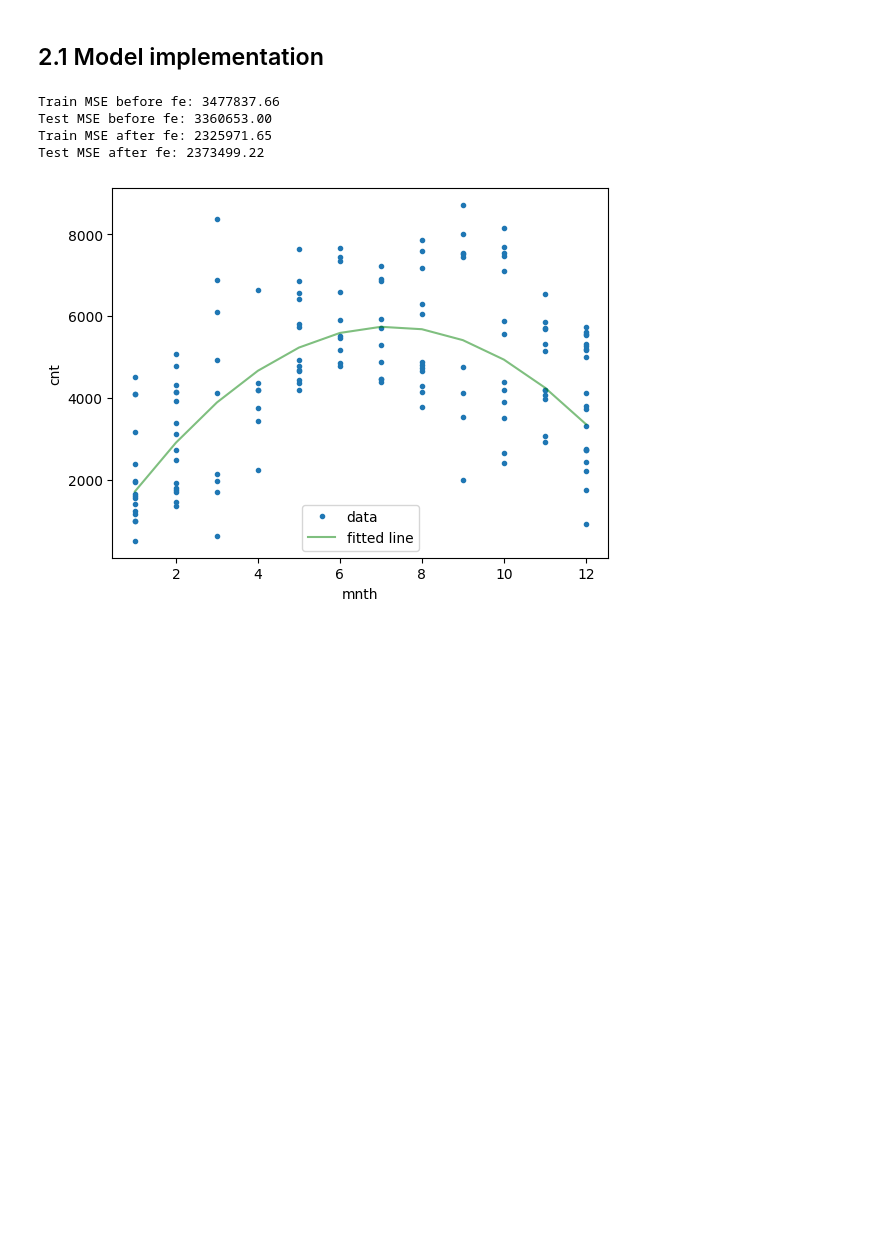
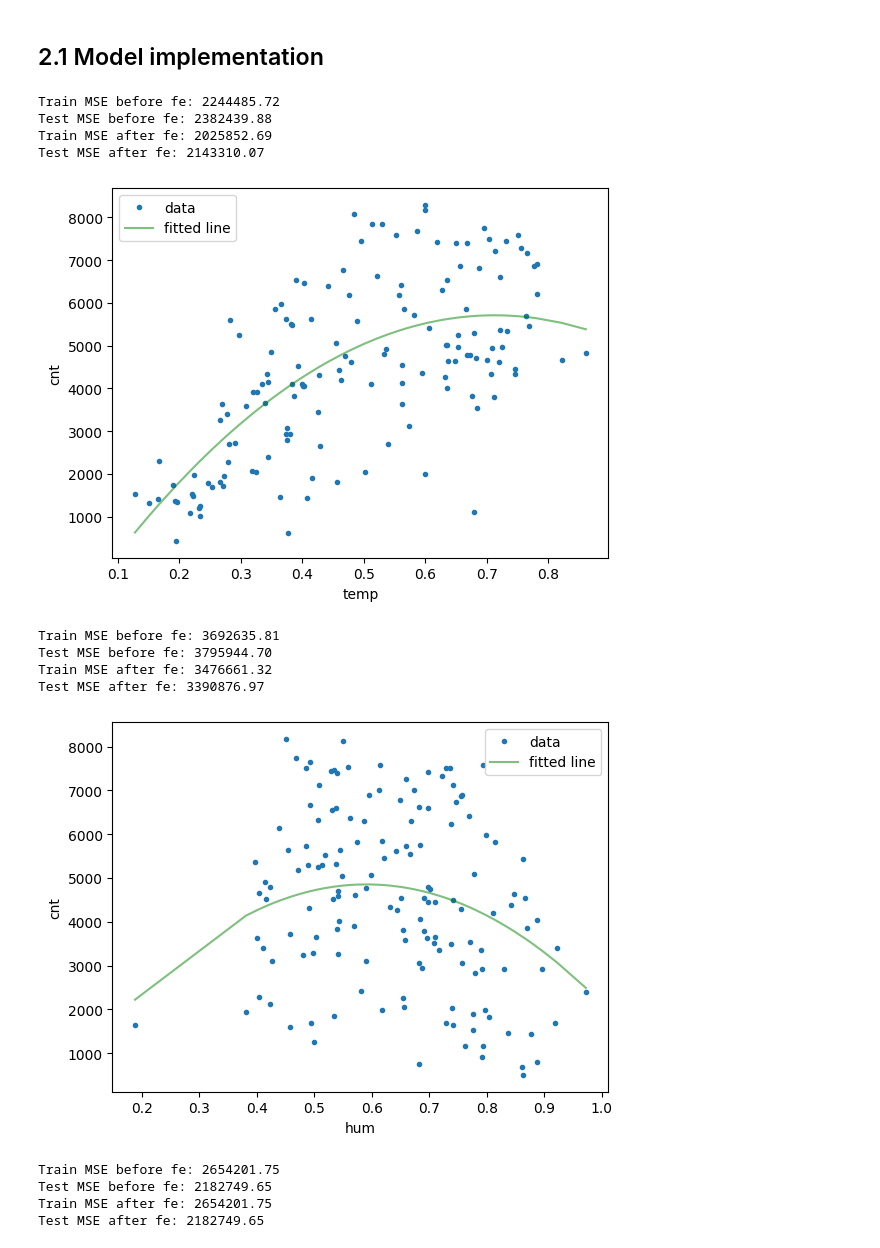
Before and after one commit to Daesere/551Assignments, a Jupyter notebook: 551A1.ipynb, the cells around one changed output. Cells and saved outputs as stored; diff of their text form; code cells hidden in the pictures; blank space fills up the shorter version.

Commit message:
Added one-hot encoding to categorical features Improved visualizations and plots Removed hour.csv Added more fit plots

```diff
--- a/551A1.ipynb
+++ b/551A1.ipynb
@@ -80,3 +71,8 @@ print(day_df)
 730  0.215833  0.223487  0.577500   0.154846  2729
 
 [731 rows x 13 columns]
+# %%
+# Encode categorical features as one-hot
+day_df_cg = day_df.copy(deep=True) # Save copy for plots
+day_df = pd.get_dummies(data=day_df, columns=['season', 'yr', 'mnth', 'weekday', 'weathersit'])
+print(day_df)
@@ -182,36 +193,47 @@ def graph(df, x_labels, y_labels, poly=False, interaction=False, log=False):
 
   model = LinearRegression()
 
   model.fit(x_train, y_train)
   yh_train = model.predict(x_train)
   yh_test = model.predict(x_test)
   print(f"Train MSE before fe: {model.MSE(y_train, yh_train):.2f}")
   print(f"Test MSE before fe: {model.MSE(y_test, yh_test):.2f}")
 
   model.fit(x_train_eng, y_train)
   yh_train = model.predict(x_train_eng)
   yh_test = model.predict(x_test_eng)
   print(f"Train MSE after fe: {model.MSE(y_train, yh_train):.2f}")
   print(f"Test MSE after fe: {model.MSE(y_test, yh_test):.2f}")
 
   if x.shape[1] == 1:  # Single feature
     sort_idx = np.argsort(x_test[:, 0])
     x_test_sorted = x_test[sort_idx]
     y_test_sorted = y_test[sort_idx]
     yh_test_sorted = yh_test[sort_idx]
 
     plt.plot(x_test_sorted, y_test_sorted, '.', label='data')
     plt.plot(x_test_sorted, yh_test_sorted, 'g-', alpha=.5, label='fitted line')
     plt.xlabel(x_labels[0] if isinstance(x_labels, list) else x_labels)
     plt.ylabel(y_labels[0] if isinstance(y_labels, list) else y_labels)
     plt.legend()
     plt.show()
   else:
     print("Plotting skipped: multiple features")
-graph(day_df, ["mnth"], ["cnt"], poly=True)
+graph(day_df, ["temp"], ["cnt"], poly=True)
+graph(day_df, ["hum"], ["cnt"], poly=True)
+graph(day_df, ["season_1"], ["cnt"], poly=True)
 # %% [output]
-Train MSE before fe: 3477837.66
-Test MSE before fe: 3360653.00
-Train MSE after fe: 2325971.65
-Test MSE after fe: 2373499.22
+Train MSE before fe: 2244485.72
+Test MSE before fe: 2382439.88
+Train MSE after fe: 2025852.69
+Test MSE after fe: 2143310.07
-[figure, old version]
+[figure, new version]
+Train MSE before fe: 3692635.81
+Test MSE before fe: 3795944.70
+Train MSE after fe: 3476661.32
+Test MSE after fe: 3390876.97
+[figure, added]
+Train MSE before fe: 2654201.75
+Test MSE before fe: 2182749.65
+Train MSE after fe: 2654201.75
+Test MSE after fe: 2182749.65
```
Also changed, not shown: parts of 9 cells of this notebook.
